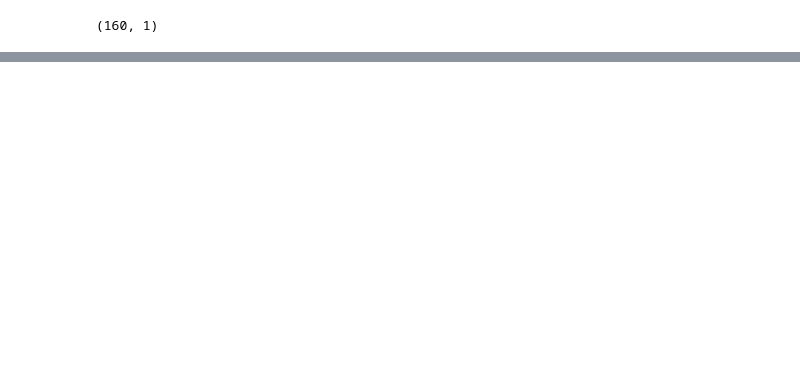
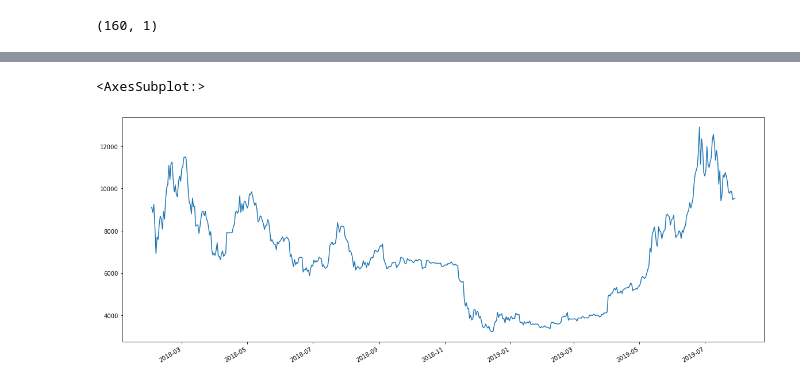
Before and after one commit to Epicosp/Deep-Learning, a Jupyter notebook: lstm_stock_predictor_closing.ipynb, the cells around one changed output, grey strips where cells are left out. Cells and saved outputs as stored; diff of their text form; code cells hidden in the pictures; blank space fills up the shorter version.

```diff
--- a/lstm_stock_predictor_closing.ipynb
+++ b/lstm_stock_predictor_closing.ipynb
@@ -286,0 +265,5 @@ stocks[:50].plot(figsize = (10,5))
+# %%
+df.Close.plot(figsize = (20,8))
+# %% [output]
+<AxesSubplot:>
+[figure, added]
```
Also changed, not shown: parts of 18 cells of this notebook, 1 other file.
